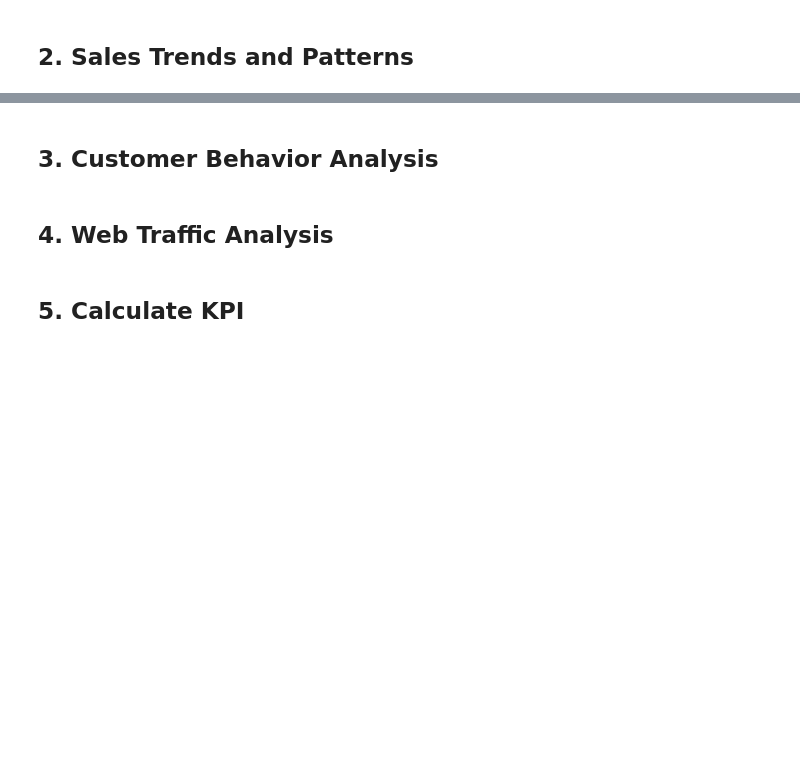
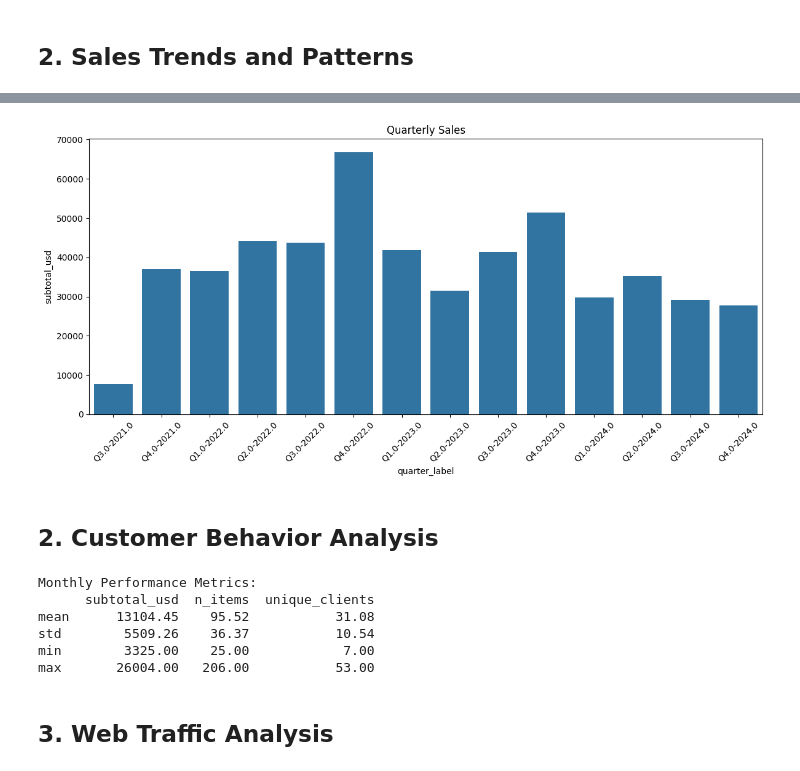
Before and after one commit to nbulygin/homedeco_analysis, a Jupyter notebook: notebooks/01_eda.ipynb, the cells around one changed output, grey strips where cells are left out. Saved outputs shown, nothing was run; the diff lists cells and outputs as text; code cells hidden in the pictures; blank space fills up the shorter version.

```diff
--- a/notebooks/01_eda.ipynb
+++ b/notebooks/01_eda.ipynb
@@ -72,2 +47,23 @@ print(quarterly_sales)
+# %%
+# Quarterly Sales Analysis
+quarterly_sales = monthly_sales.groupby(['year', 'quarter']).agg({
+    'subtotal_usd': 'sum',
+    'n_items': 'sum',
+    'unique_clients': 'mean',
+    'costo_ads_usd': 'sum'
+}).reset_index()
+
+quarterly_sales['quarter_label'] = quarterly_sales.apply(
+    lambda x: f"Q{x['quarter']}-{x['year']}", axis=1
+)
+
+plt.figure(figsize=(12, 6))
+sns.barplot(data=quarterly_sales, x='quarter_label', y='subtotal_usd')
+plt.title('Quarterly Sales')
+plt.xticks(rotation=45)
+plt.tight_layout()
+plt.show()
+# %% [output]
+[figure, added]
 # %% [markdown]
-## 3. Customer Behavior Analysis
+## 2. Customer Behavior Analysis
@@ -92,2 +70,18 @@ plt.show()
+# %%
+# 2. Monthly Customer and Sales Metrics
+monthly_metrics = monthly_sales.agg({
+    'subtotal_usd': ['mean', 'std', 'min', 'max'],
+    'n_items': ['mean', 'std', 'min', 'max'],
+    'unique_clients': ['mean', 'std', 'min', 'max']
+}).round(2)
+print("\nMonthly Performance Metrics:")
+print(monthly_metrics)
+# %% [output]
+Monthly Performance Metrics:
+      subtotal_usd  n_items  unique_clients
+mean      13104.45    95.52           31.08
+std        5509.26    36.37           10.54
+min        3325.00    25.00            7.00
+max       26004.00   206.00           53.00
 # %% [markdown]
-## 4. Web Traffic Analysis
+## 3. Web Traffic Analysis
@@ -113,2 +87,0 @@ plt.show()
-# %% [markdown]
-## 5. Calculate KPI
```
Also changed, not shown: parts of 17 cells of this notebook, 1 other file.
